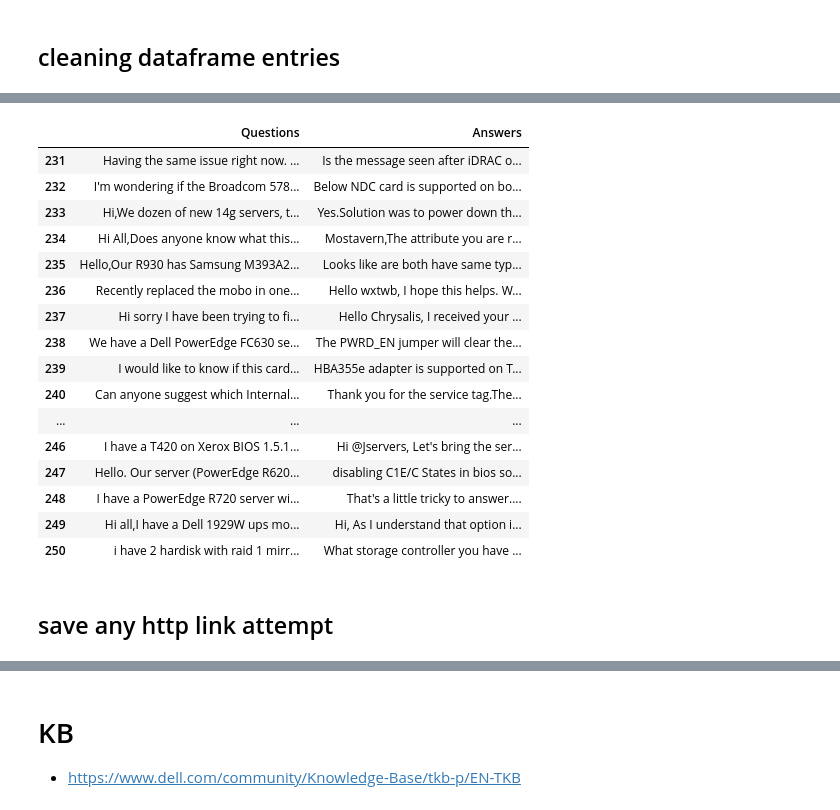
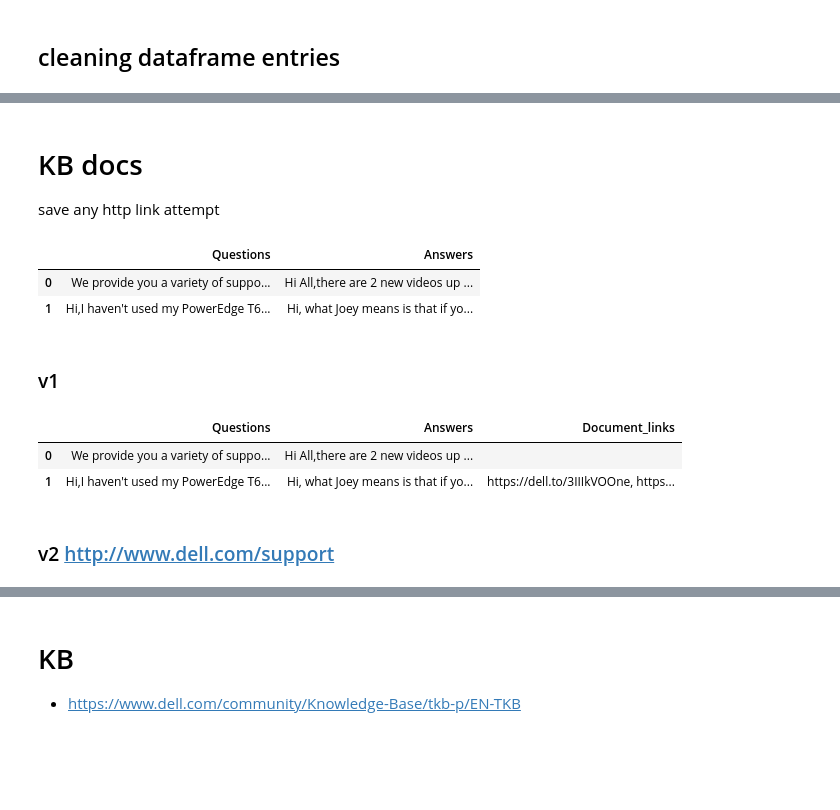
Before and after one commit to c123ian/QA_Project, a Jupyter notebook: Scraping_Website_final.ipynb, the cells around one changed output, grey strips where cells are left out. Cells and saved outputs as stored; diff of their text form; code cells hidden in the pictures; blank space fills up the shorter version.

Commit message:
sucessfull q/a pairs, attempt doc url

```diff
--- a/Scraping_Website_final.ipynb
+++ b/Scraping_Website_final.ipynb
@@ -374,22 +498,4 @@ memory usage: 4.0+ KB
-# %%
-QA_cleaned.tail(20)
-# %% [output]
-|  | Questions | Answers |
-| 231 | Having the same issue right now. ... | Is the message seen after iDRAC o... |
-| 232 | I'm wondering if the Broadcom 578... | Below NDC card is supported on bo... |
-| 233 | Hi,We dozen of new 14g servers, t... | Yes.Solution was to power down th... |
-| 234 | Hi All,Does anyone know what this... | Mostavern,The attribute you are r... |
-| 235 | Hello,Our R930 has Samsung M393A2... | Looks like are both have same typ... |
-| 236 | Recently replaced the mobo in one... | Hello wxtwb, I hope this helps. W... |
-| 237 | Hi sorry I have been trying to fi... | Hello Chrysalis, I received your ... |
-| 238 | We have a Dell PowerEdge FC630 se... | The PWRD_EN jumper will clear the... |
-| 239 | I would like to know if this card... | HBA355e adapter is supported on T... |
-| 240 | Can anyone suggest which Internal... | Thank you for the service tag.The... |
-| ... | ... | ... |
-| 246 | I have a T420 on Xerox BIOS 1.5.1... | Hi @Jservers, Let's bring the ser... |
-| 247 | Hello. Our server (PowerEdge R620... | disabling C1E/C States in bios so... |
-| 248 | I have a PowerEdge R720 server wi... | That's a little tricky to answer.... |
-| 249 | Hi all,I have a Dell 1929W ups mo... | Hi, As I understand that option i... |
-| 250 | i have 2 hardisk with raid 1 mirr... | What storage controller you have ... |
 # %% [markdown]
-## save any http link attempt
+# KB docs
+
+save any http link attempt
@@ -403,0 +505,23 @@ QA_docs = QA_cleaned[['Questions', 'Answers', 'Document_links']].copy()
+# %%
+QA_cleaned.head(2)
+# %% [output]
+|  | Questions | Answers |
+| 0 | We provide you a variety of suppo... | Hi All,there are 2 new videos up ... |
+| 1 | Hi,I haven't used my PowerEdge T6... | Hi, what Joey means is that if yo... |
+# %% [markdown]
+### v1
+# %%
+# Read the CSV file into a DataFrame
+QA_cleaned = pd.read_csv("QA_cleaned.csv")
+
+# Convert the 'Answers' column to string type
+QA_cleaned['Answers'] = QA_cleaned['Answers'].astype(str)
+
+# Extract links using regular expression and handle non-string values
+QA_cleaned['Document_links'] = QA_cleaned['Answers'].apply(lambda x: re.findall('https://[\S]+', x) if isinstance(x, str) else [])
+
+# Convert the list of links into a single string separated by commas
+QA_cleaned['Document_links'] = QA_cleaned['Document_links'].apply(lambda x: ', '.join(x) if x else '')
+
+# Create a new DataFrame called 'QA_docs' with selected columns
+QA_docs_v1 = QA_cleaned[['Questions', 'Answers', 'Document_links']].copy()
@@ -404 +530,9 @@ QA_docs = QA_cleaned[['Questions', 'Answers', 'Document_links']].copy()
+# %%
+QA_docs_v1.head(2)
+# %% [output]
+|  | Questions | Answers | Document_links |
+| 0 | We provide you a variety of suppo... | Hi All,there are 2 new videos up ... |  |
+| 1 | Hi,I haven't used my PowerEdge T6... | Hi, what Joey means is that if yo... | https://dell.to/3IIIkVOOne, https... |
+# %% [markdown]
+### v2 http://www.dell.com/support
 # %%
```
Also changed, not shown: parts of 36 cells of this notebook, 5 other files.
